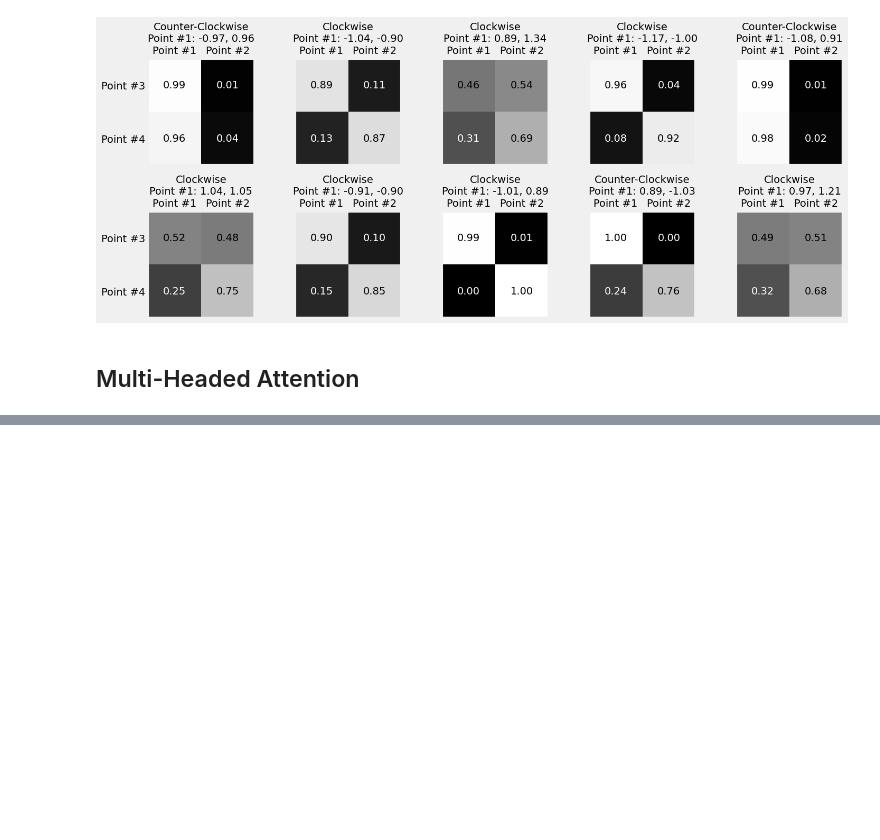
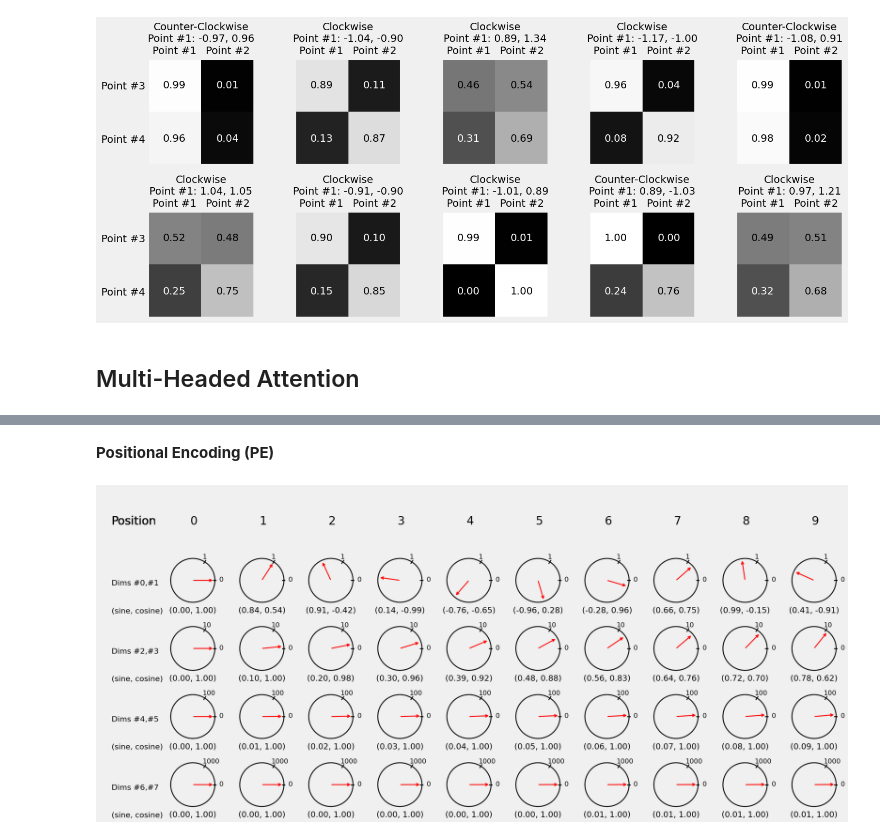
Before and after one commit to ejaj/pytorch-deep, a Jupyter notebook: Sequence-to-Sequence.ipynb, the cells around one changed output, grey strips where cells are left out. Cells and saved outputs as stored; diff of their text form; code cells hidden in the pictures; blank space fills up the shorter version.

```diff
--- a/Sequence-to-Sequence.ipynb
+++ b/Sequence-to-Sequence.ipynb
@@ -643,0 +861,6 @@ class MultiHeadAttention(nn.Module):
+# %% [markdown]
+**Positional Encoding (PE)**
+# %%
+fig = exponential_dials(d_model=8, max_len=10)
+# %% [output]
+[figure, added]
```
Also changed, not shown: parts of 52 cells of this notebook, 4 other files.
